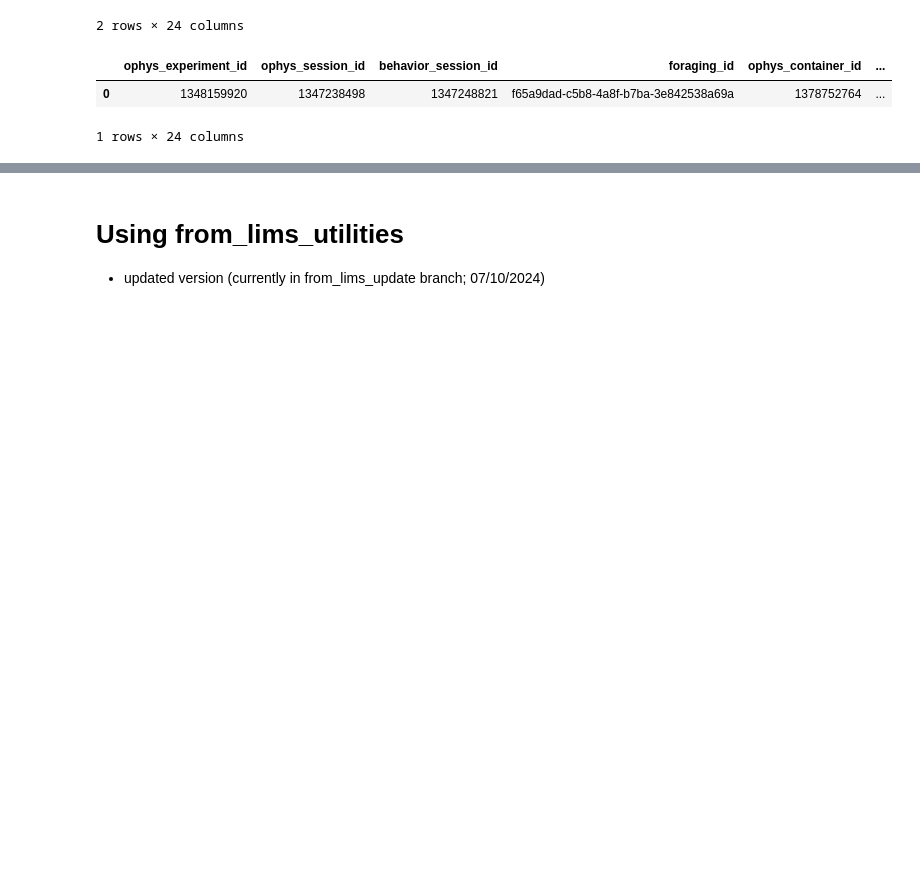
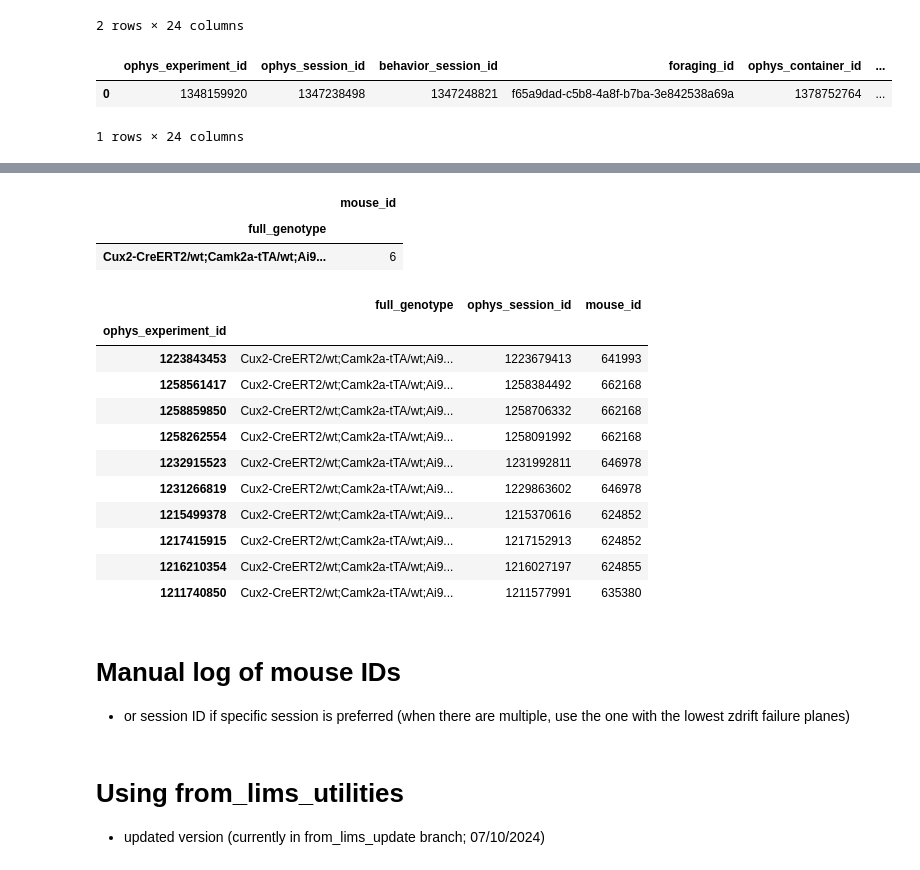
Before and after one commit to AllenNeuralDynamics/lamf_analysis_lims, a Jupyter notebook: pilot_data_analysis/GCaMP/240701_query_lims_data.ipynb, the cells around one changed output, grey strips where cells are left out. Saved outputs shown, nothing was run; the diff lists cells and outputs as text; code cells hidden in the pictures; blank space fills up the shorter version.

```diff
--- a/pilot_data_analysis/GCaMP/240701_query_lims_data.ipynb
+++ b/pilot_data_analysis/GCaMP/240701_query_lims_data.ipynb
@@ -167,3 +294,27 @@ def get_monitor_sync(osid):
+# %%
+table.query('project_code == "omFISHCux2Meso" and session_type == "STAGE_1"')[['full_genotype', 'mouse_id']].drop_duplicates().groupby('full_genotype').count()
+# %% [output]
+|  | mouse_id |
+| full_genotype |  |
+| Cux2-CreERT2/wt;Camk2a-tTA/wt;Ai9... | 6 |
+# %%
+table.query('project_code == "omFISHCux2Meso" and session_type == "STAGE_1"')[['full_genotype', 'ophys_session_id', 'mouse_id']].drop_duplicates()
+# %% [output]
+|  | full_genotype | ophys_session_id | mouse_id |
+| ophys_experiment_id |  |  |  |
+| 1223843453 | Cux2-CreERT2/wt;Camk2a-tTA/wt;Ai9... | 1223679413 | 641993 |
+| 1258561417 | Cux2-CreERT2/wt;Camk2a-tTA/wt;Ai9... | 1258384492 | 662168 |
+| 1258859850 | Cux2-CreERT2/wt;Camk2a-tTA/wt;Ai9... | 1258706332 | 662168 |
+| 1258262554 | Cux2-CreERT2/wt;Camk2a-tTA/wt;Ai9... | 1258091992 | 662168 |
+| 1232915523 | Cux2-CreERT2/wt;Camk2a-tTA/wt;Ai9... | 1231992811 | 646978 |
+| 1231266819 | Cux2-CreERT2/wt;Camk2a-tTA/wt;Ai9... | 1229863602 | 646978 |
+| 1215499378 | Cux2-CreERT2/wt;Camk2a-tTA/wt;Ai9... | 1215370616 | 624852 |
+| 1217415915 | Cux2-CreERT2/wt;Camk2a-tTA/wt;Ai9... | 1217152913 | 624852 |
+| 1216210354 | Cux2-CreERT2/wt;Camk2a-tTA/wt;Ai9... | 1216027197 | 624855 |
+| 1211740850 | Cux2-CreERT2/wt;Camk2a-tTA/wt;Ai9... | 1211577991 | 635380 |
+# %% [markdown]
+# Manual log of mouse IDs
+- or session ID if specific session is preferred (when there are multiple, use the one with the lowest zdrift failure planes)
 # %%
 mids_ribo_aav_local = [726087, 719363] # 719364 removed due to brain health issue
 mids_ribo_aav_ro = [730929, 730932, 730933] # Note: all of these has reduced signal after some sessions
```
Also changed, not shown: parts of 35 cells of this notebook, 24 other files.
